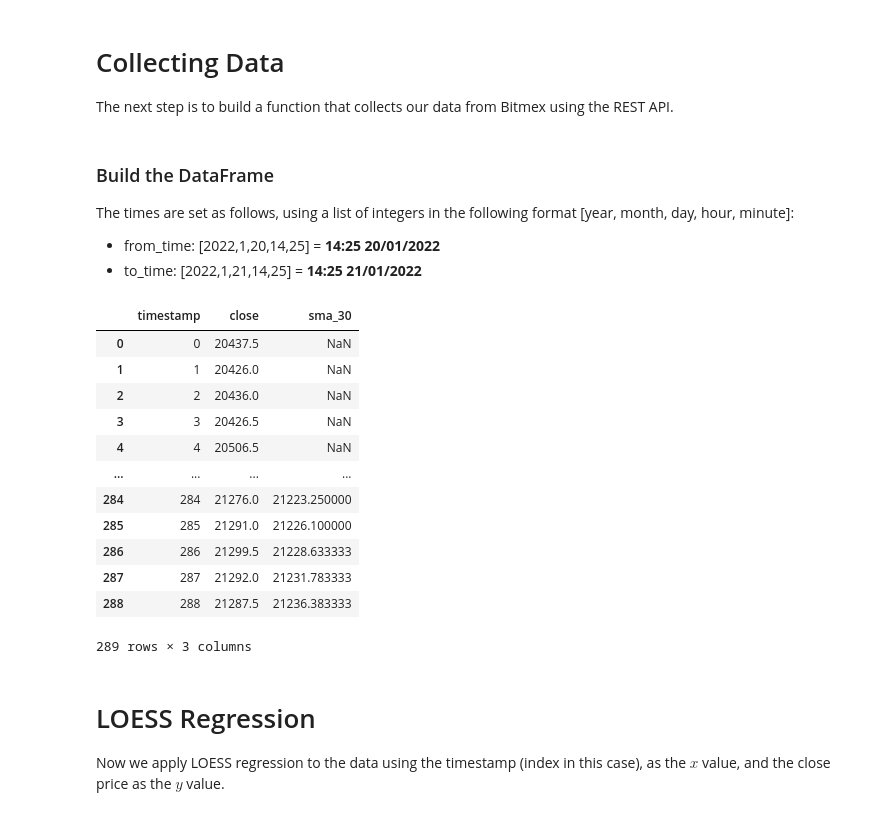
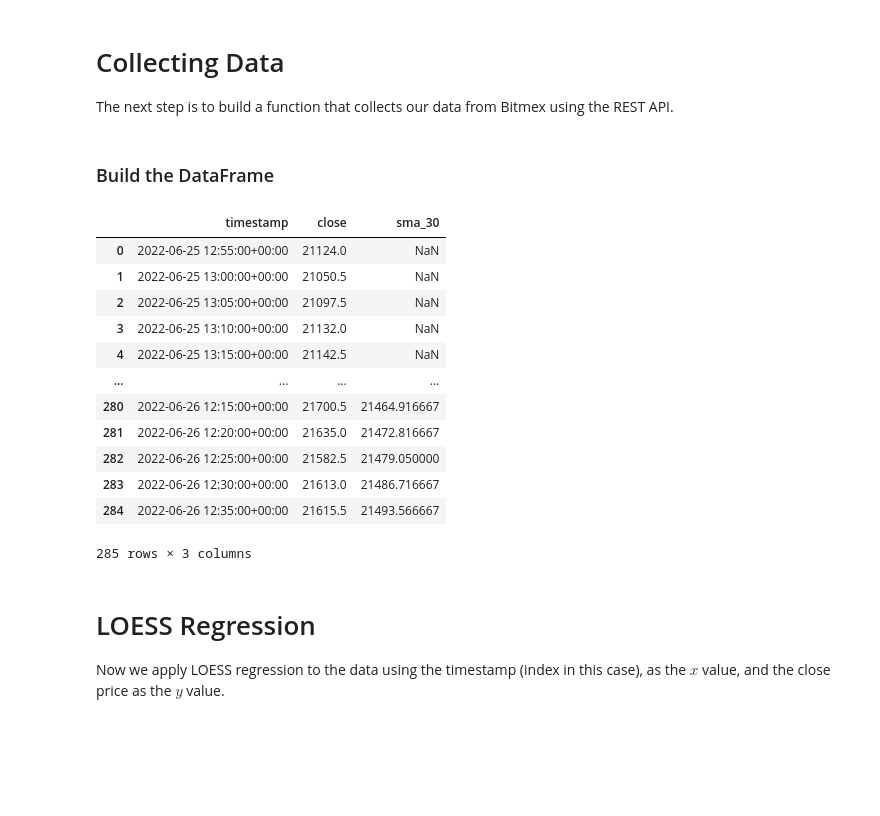
Before and after one commit to 369geofreeman/system_strategies, a Jupyter notebook: Stop_loss_detection/LOESS_for_stops/LOESS_for_stops.ipynb, the cells around one changed output. Saved outputs shown, nothing was run; the diff lists cells and outputs as text; code cells hidden in the pictures; blank space fills up the shorter version.

```diff
--- a/Stop_loss_detection/LOESS_for_stops/LOESS_for_stops.ipynb
+++ b/Stop_loss_detection/LOESS_for_stops/LOESS_for_stops.ipynb
@@ -36,7 +36,7 @@ plt.rcParams['figure.figsize'] = [17, 7]
 
 The next step is to build a function that collects our data from Bitmex using the REST API.
 # %%
-def collect_data(from_time: List[int], to_time: List[int], contract: str = "ETHUSD"):
+def collect_data(from_time: List[int], to_time: List[int], tf: str, contract: str = "ETHUSD") -> pd.DataFrame:
 
     url = "https://www.bitmex.com/api/v1/trade/bucketed"
     candles = {'timestamp': [], 'close': []}
@@ -45,15 +45,14 @@ def collect_data(from_time: List[int], to_time: List[int], contract: str = "ETHU
     data = dict()
     data['symbol'] = contract
     data['partial'] = True  # returns a candle if it is not finished yet
-    data['binSize'] = "5m"
+    data['binSize'] = tf
     data['count'] = 500   # how many candles we can return (500 max)
     data['reverse'] = True
 
-    # Format times
-    year, month, day, hour, minute = from_time
-    data["startTime"] = datetime.datetime(year=year, month=month, day=day, hour=hour, minute=minute)
-    year, month, day, hour, minute = to_time
-    data["endTime"] = datetime.datetime(year=year, month=month, day=day, hour=hour, minute=minute)
+    data["startTime"] = datetime.datetime.strptime(from_time, '%Y-%m-%d %H:%M')
+    data["endTime"] = datetime.datetime.strptime(to_time, '%Y-%m-%d %H:%M')
+
+    BITMEX_TF_MINUTES = {"1m": 1, "5m": 5, "10m": 10, "15m": 15, "1h": 60, "1d": 1440}
 
 
     try:
@@ -71,40 +70,40 @@ def collect_data(from_time: List[int], to_time: List[int], contract: str = "ETHU
 
     if raw_candles is not None:
         for idx, c in enumerate(reversed(raw_candles)):
-            candles['timestamp'].append(idx)
+            ts = dateutil.parser.isoparse(c['timestamp'])
+            ts = ts - datetime.timedelta(minutes=BITMEX_TF_MINUTES[tf])
+            candles['timestamp'].append(ts)
             candles["close"].append(c["close"])
 
 
     return pd.DataFrame(candles)
-# %% [markdown]
-### Build the DataFrame
-
-The times are set as follows, using a list of integers in the following format [year, month, day, hour, minute]:
-
-- from_time: [2022,1,20,14,25] = **14:25 20/01/2022**
-- to_time: [2022,1,21,14,25] = **14:25 21/01/2022**
+# %% [markdown]
+### Build the DataFrame
 # %%
-from_time = [2022,6,23,14,25]
-to_time = [2022,6,24,14,25]
+from_time = "2022-06-25 13:00"
+to_time = "2022-06-26 13:00"
+tf = "5m"
 contract = "XBTUSD"
 
-data = collect_data(from_time, to_time, contract)
+data = collect_data(from_time, to_time, tf, contract)
+
+data['timestamp'] = pd.to_datetime(data['timestamp'], format='%H:%M')
 data['sma_30'] = data['close'].rolling(window=30).mean()
 data
 # %% [output]
 |  | timestamp | close | sma_30 |
-| 0 | 0 | 20437.5 | NaN |
-| 1 | 1 | 20426.0 | NaN |
-| 2 | 2 | 20436.0 | NaN |
-| 3 | 3 | 20426.5 | NaN |
-| 4 | 4 | 20506.5 | NaN |
+| 0 | 2022-06-25 12:55:00+00:00 | 21124.0 | NaN |
+| 1 | 2022-06-25 13:00:00+00:00 | 21050.5 | NaN |
+| 2 | 2022-06-25 13:05:00+00:00 | 21097.5 | NaN |
+| 3 | 2022-06-25 13:10:00+00:00 | 21132.0 | NaN |
+| 4 | 2022-06-25 13:15:00+00:00 | 21142.5 | NaN |
 | ... | ... | ... | ... |
-| 284 | 284 | 21276.0 | 21223.250000 |
-| 285 | 285 | 21291.0 | 21226.100000 |
-| 286 | 286 | 21299.5 | 21228.633333 |
-| 287 | 287 | 21292.0 | 21231.783333 |
-| 288 | 288 | 21287.5 | 21236.383333 |
+| 280 | 2022-06-26 12:15:00+00:00 | 21700.5 | 21464.916667 |
+| 281 | 2022-06-26 12:20:00+00:00 | 21635.0 | 21472.816667 |
+| 282 | 2022-06-26 12:25:00+00:00 | 21582.5 | 21479.050000 |
+| 283 | 2022-06-26 12:30:00+00:00 | 21613.0 | 21486.716667 |
+| 284 | 2022-06-26 12:35:00+00:00 | 21615.5 | 21493.566667 |
-289 rows × 3 columns
+285 rows × 3 columns
 # %% [markdown]
 # LOESS Regression
 
```
Also changed, not shown: parts of 5 cells of this notebook, 2 other files.
